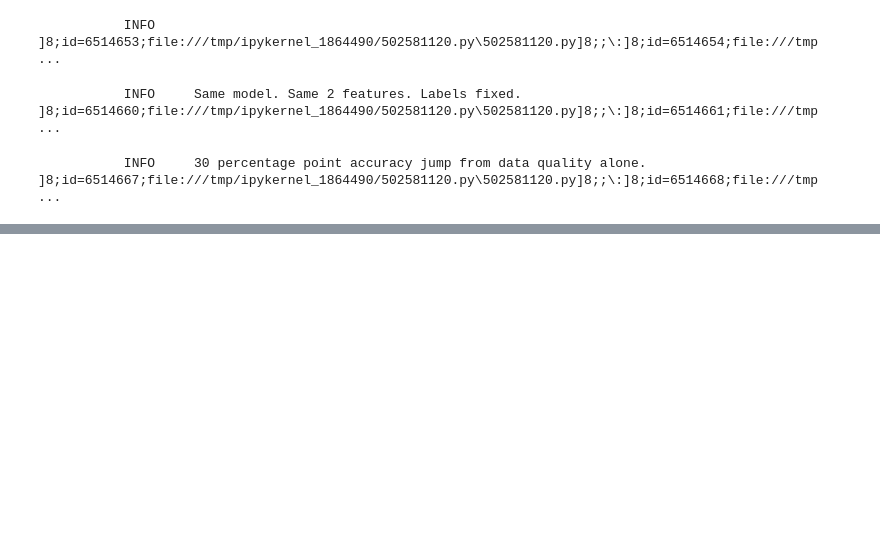
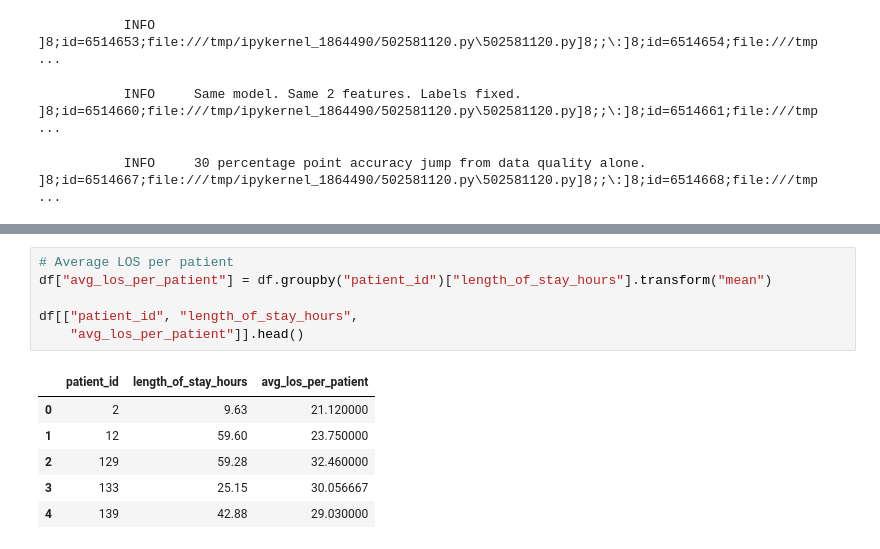
Before and after one commit to bjmashele/health-analytics, a Jupyter notebook: eda_to_mlflow.ipynb, the cells around one changed output, grey strips where cells are left out. Saved outputs shown, nothing was run; the diff lists cells and outputs as text; blank space fills up the shorter version.

```diff
--- a/eda_to_mlflow.ipynb
+++ b/eda_to_mlflow.ipynb
@@ -1032,0 +1082,13 @@ logger.info("30 percentage point accuracy jump from data quality alone.")
+# %%
+# Average LOS per patient
+df["avg_los_per_patient"] = df.groupby("patient_id")["length_of_stay_hours"].transform("mean")
+
+df[["patient_id", "length_of_stay_hours",
+    "avg_los_per_patient"]].head()
+# %% [output]
+|  | patient_id | length_of_stay_hours | avg_los_per_patient |
+| 0 | 2 | 9.63 | 21.120000 |
+| 1 | 12 | 59.60 | 23.750000 |
+| 2 | 129 | 59.28 | 32.460000 |
+| 3 | 133 | 25.15 | 30.056667 |
+| 4 | 139 | 42.88 | 29.030000 |
```
Also changed, not shown: parts of 9 cells of this notebook.
